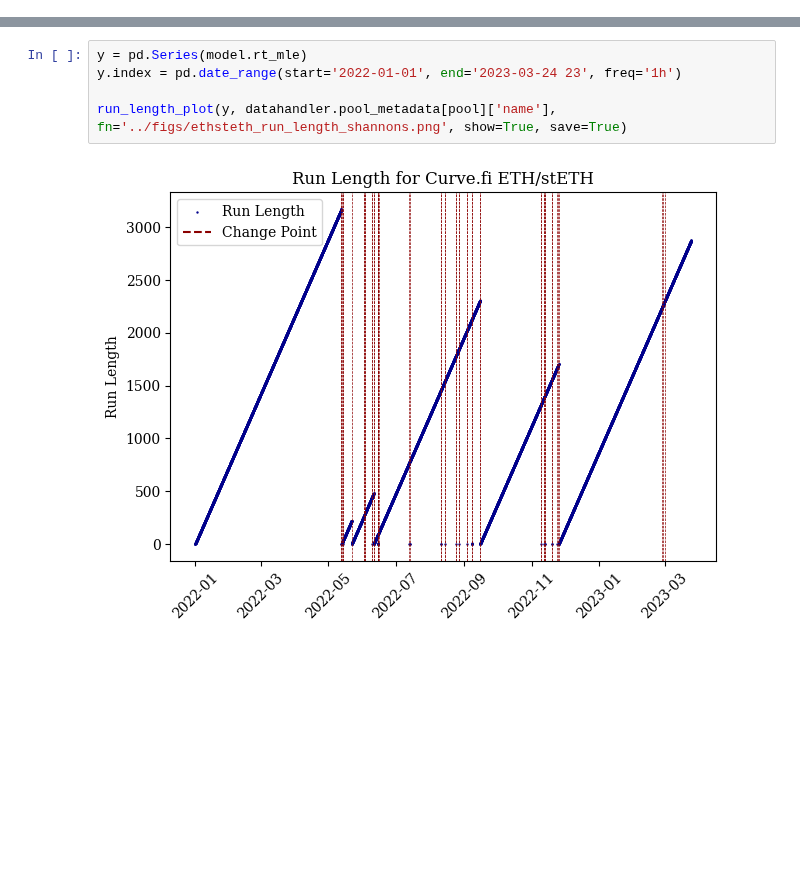
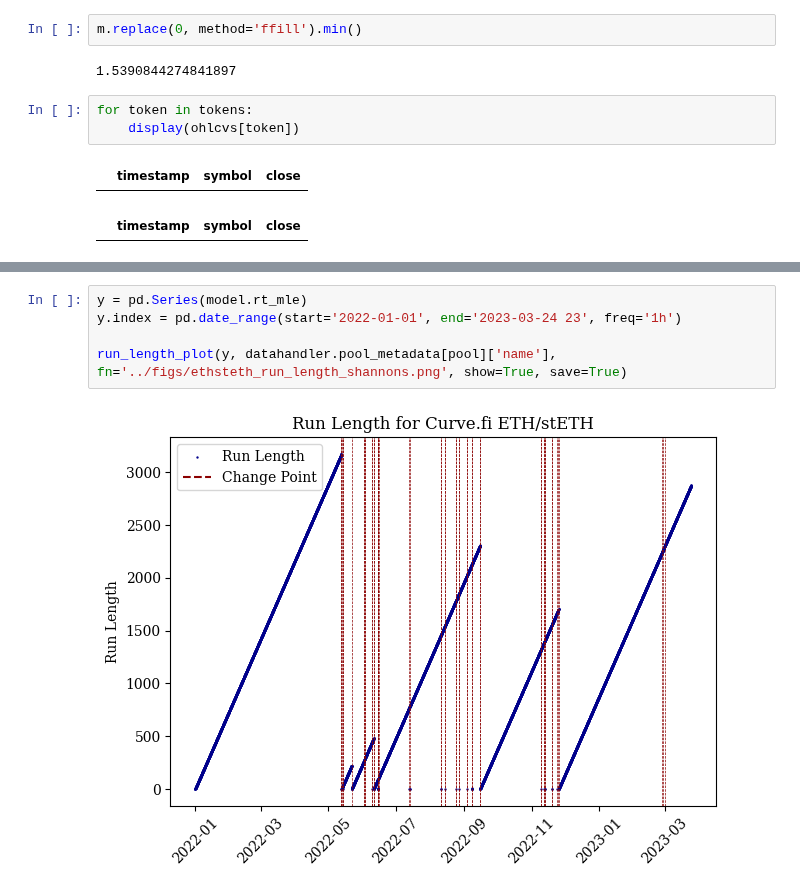
Before and after one commit to xenophonlabs/curve-lp-metrics, a Jupyter notebook: notebooks/analysis.ipynb, the cells around one changed output, grey strips where cells are left out. Cells and saved outputs as stored; diff of their text form; blank space fills up the shorter version.

```diff
--- a/notebooks/analysis.ipynb
+++ b/notebooks/analysis.ipynb
@@ -56,0 +95,10 @@ Error:
+# %%
+m.replace(0, method='ffill').min()
+# %% [output]
+1.5390844274841897
+# %%
+for token in tokens:
+    display(ohlcvs[token])
+# %% [output]
+|  | timestamp | symbol | close |
+|  | timestamp | symbol | close |
```
Also changed, not shown: parts of 14 cells of this notebook, 38 other files.
